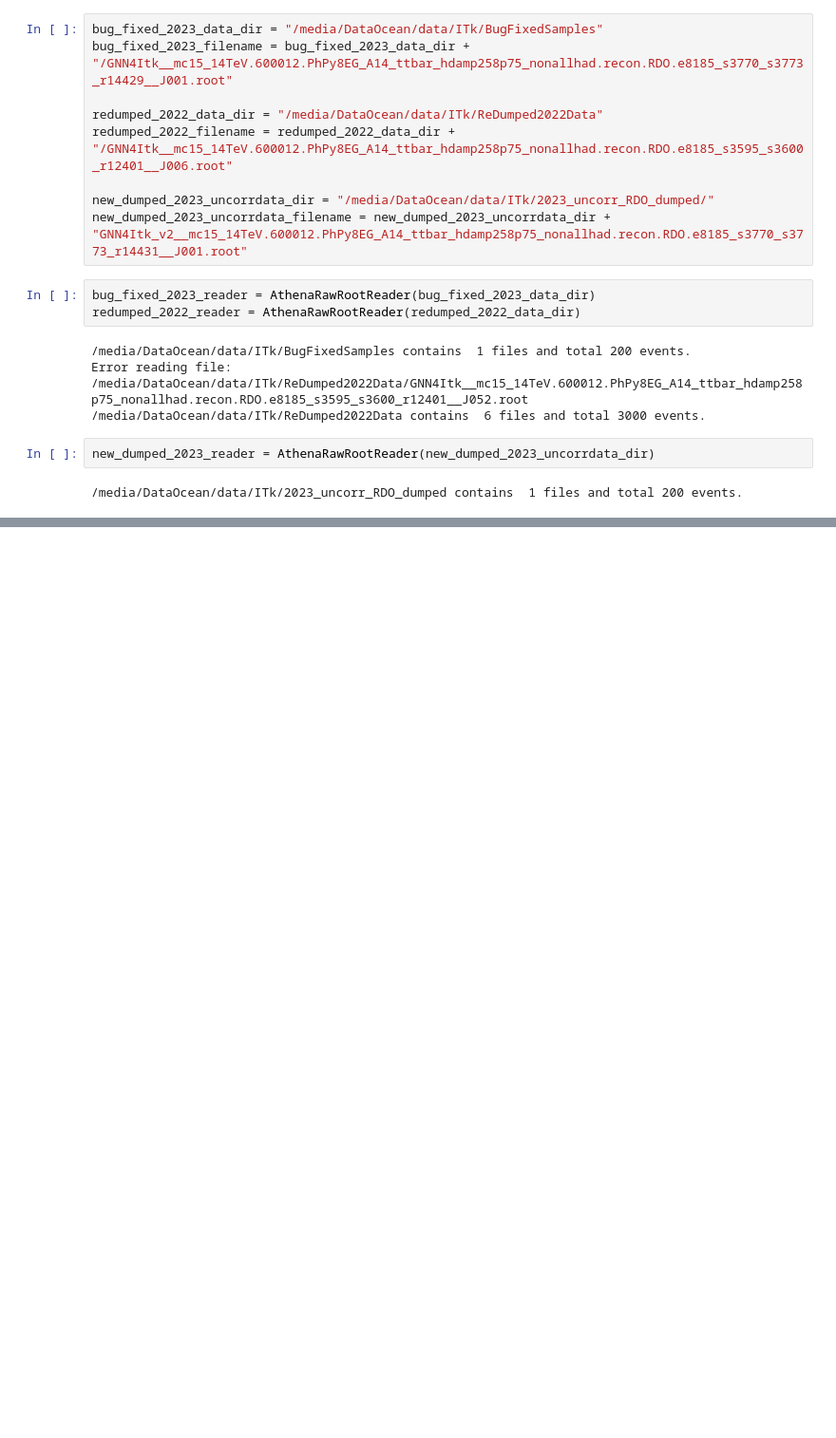
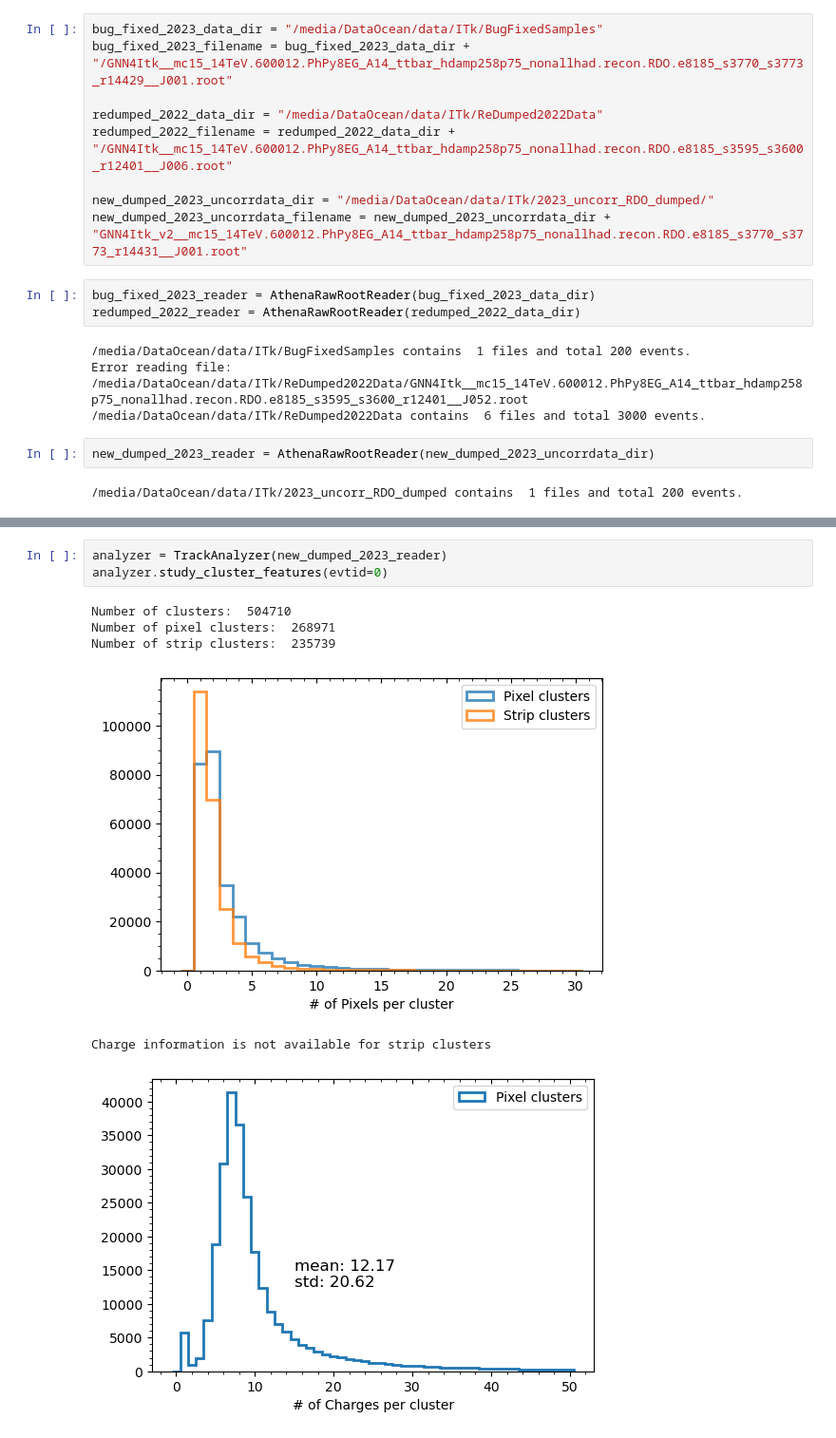
Before and after one commit to xju2/visual_tracks, a Jupyter notebook: notebooks/read_athena_raw_root.ipynb, the cells around one changed output, grey strips where cells are left out. Shown at 95% size. Cells and saved outputs as stored; diff of their text form; blank space fills up the shorter version.

Commit message:
plot and read

```diff
--- a/notebooks/read_athena_raw_root.ipynb
+++ b/notebooks/read_athena_raw_root.ipynb
@@ -498,0 +60,10 @@ region_labels
+# %%
+analyzer = TrackAnalyzer(new_dumped_2023_reader)
+analyzer.study_cluster_features(evtid=0)
+# %% [output]
+Number of clusters:  504710
+Number of pixel clusters:  268971
+Number of strip clusters:  235739
+[figure, added]
+Charge information is not available for strip clusters
+[figure, added]
```
Also changed, not shown: parts of 45 cells of this notebook, 4 other files.
